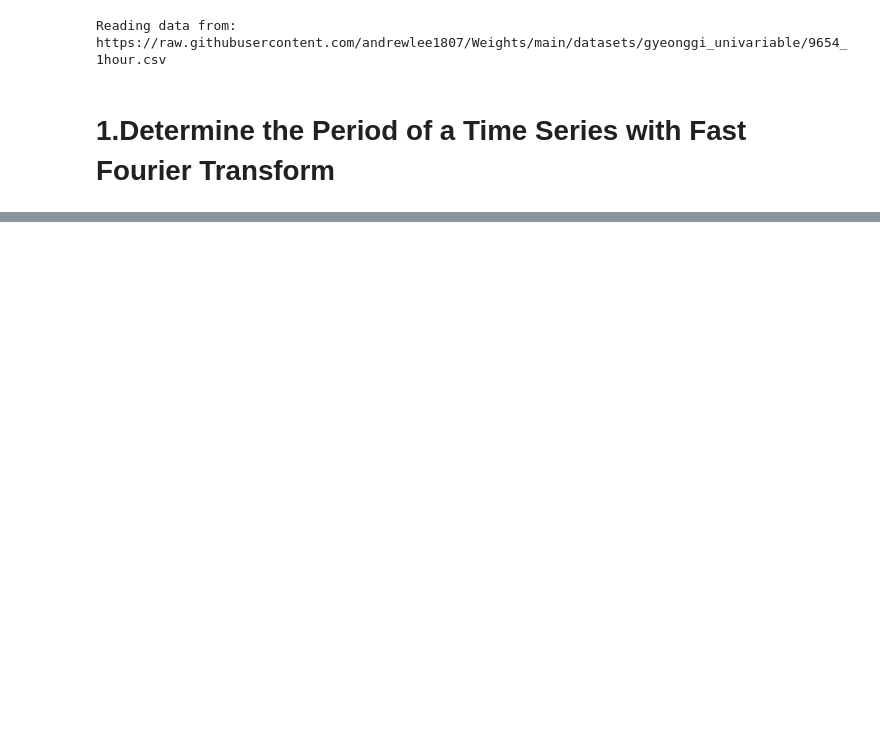
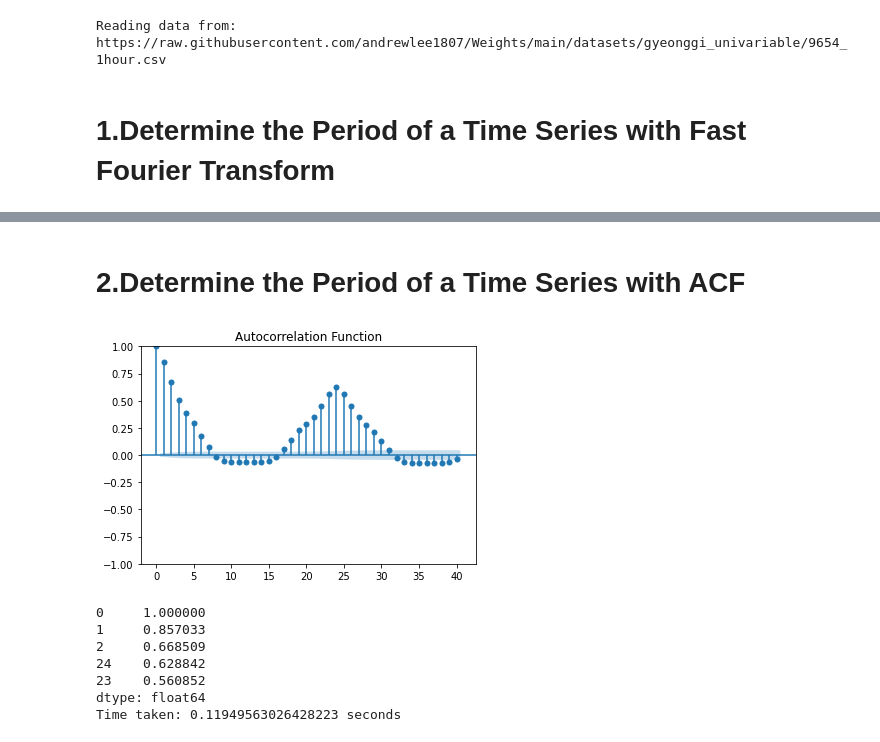
Before and after one commit to andrewlee1807/ChronoPatternNet, a Jupyter notebook: analysis/gyeoggi.ipynb, the cells around one changed output, grey strips where cells are left out. Drawn from its saved outputs; the diff is of its cells as text; code cells hidden in the pictures; blank space fills up the shorter version.

```diff
--- a/analysis/gyeoggi.ipynb
+++ b/analysis/gyeoggi.ipynb
@@ -47,0 +110,34 @@ The period of the time series is 24.031518624641837
+# %% [markdown]
+# 2.Determine the Period of a Time Series with ACF
+# %%
+import matplotlib.pyplot as plt
+from statsmodels.graphics.tsaplots import plot_acf
+from statsmodels.tsa.stattools import acf
+import pandas as pd
+
+t1 = time.time()
+# Plot ACF
+acf_values = acf(data.squeeze())
+plot_acf(data.squeeze(), lags=40)
+plt.title('Autocorrelation Function')
+plt.show()
+# Create a series from acf values for easy handling
+acf_series = pd.Series(acf_values)
+
+# Sort by autocorrelation value while maintaining the lag as index
+sorted_acf = acf_series.sort_values(ascending=False)
+
+# Print the top results, for example, top 5
+top_results = sorted_acf.head(5)
+print(top_results)
+
+print(f"Time taken: {time.time() - t1} seconds")
+# %% [output]
+[figure, added]
+0     1.000000
+1     0.857033
+2     0.668509
+24    0.628842
+23    0.560852
+dtype: float64
+Time taken: 0.11949563026428223 seconds
```
Also changed, not shown: parts of 5 cells of this notebook, 3 other files.
